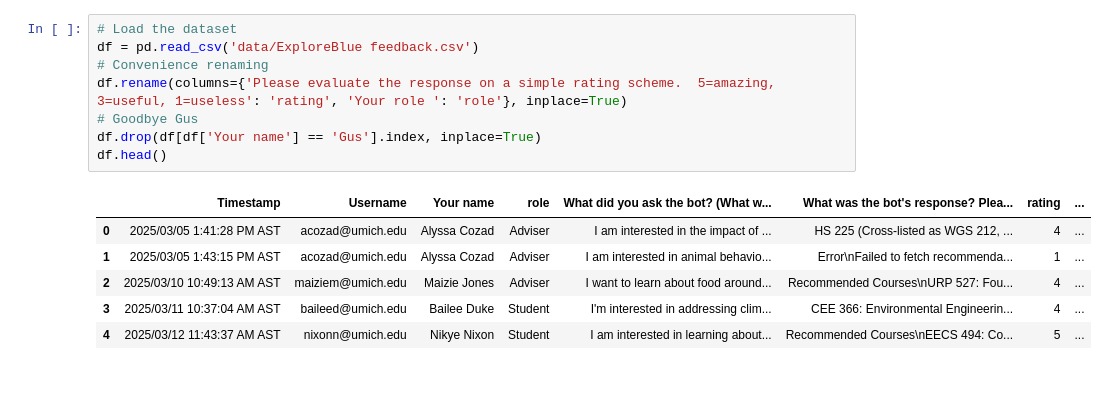
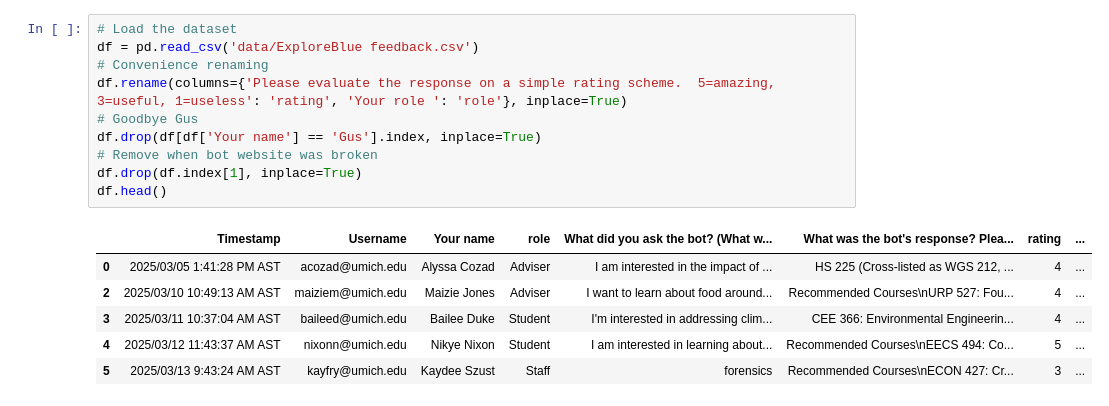
Before and after one commit to hughvd/UM-CAI-Fellowship, a Jupyter notebook: recommender/feedback.ipynb, the cells around one changed output. Drawn from its saved outputs; the diff is of its cells as text.

```diff
--- a/recommender/feedback.ipynb
+++ b/recommender/feedback.ipynb
@@ -29,15 +7,17 @@ ModuleNotFoundError: No module named 'seaborn'
 # %%
 # Load the dataset
 df = pd.read_csv('data/ExploreBlue feedback.csv')
 # Convenience renaming
 df.rename(columns={'Please evaluate the response on a simple rating scheme.  5=amazing, 3=useful, 1=useless': 'rating', 'Your role ': 'role'}, inplace=True)
 # Goodbye Gus
 df.drop(df[df['Your name'] == 'Gus'].index, inplace=True)
+# Remove when bot website was broken
+df.drop(df.index[1], inplace=True)
 df.head()
 # %% [output]
 |  | Timestamp | Username | Your name | role | What did you ask the bot? (What w... | What was the bot's response? Plea... | rating | ... |
 | 0 | 2025/03/05 1:41:28 PM AST | acozad@umich.edu | Alyssa Cozad | Adviser | I am interested in the impact of ... | HS 225 (Cross-listed as WGS 212, ... | 4 | ... |
-| 1 | 2025/03/05 1:43:15 PM AST | acozad@umich.edu | Alyssa Cozad | Adviser | I am interested in animal behavio... | Error\nFailed to fetch recommenda... | 1 | ... |
 | 2 | 2025/03/10 10:49:13 AM AST | maiziem@umich.edu | Maizie Jones | Adviser | I want to learn about food around... | Recommended Courses\nURP 527: Fou... | 4 | ... |
 | 3 | 2025/03/11 10:37:04 AM AST | baileed@umich.edu | Bailee Duke | Student | I'm interested in addressing clim... | CEE 366: Environmental Engineerin... | 4 | ... |
 | 4 | 2025/03/12 11:43:37 AM AST | nixonn@umich.edu | Nikye Nixon | Student | I am interested in learning about... | Recommended Courses\nEECS 494: Co... | 5 | ... |
+| 5 | 2025/03/13 9:43:24 AM AST | kayfry@umich.edu | Kaydee Szust | Staff | forensics | Recommended Courses\nECON 427: Cr... | 3 | ... |
```
Also changed, not shown: parts of 6 cells of this notebook.
